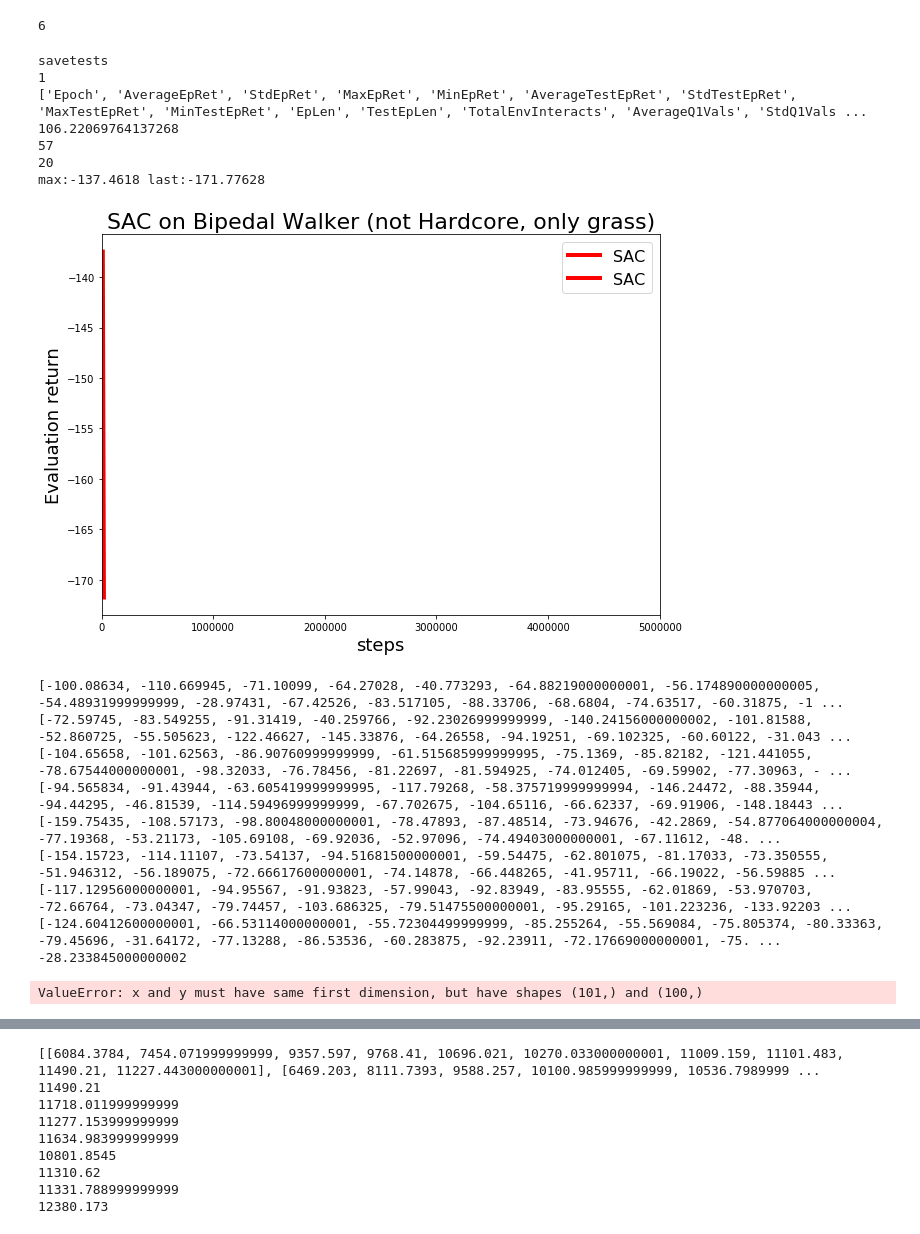
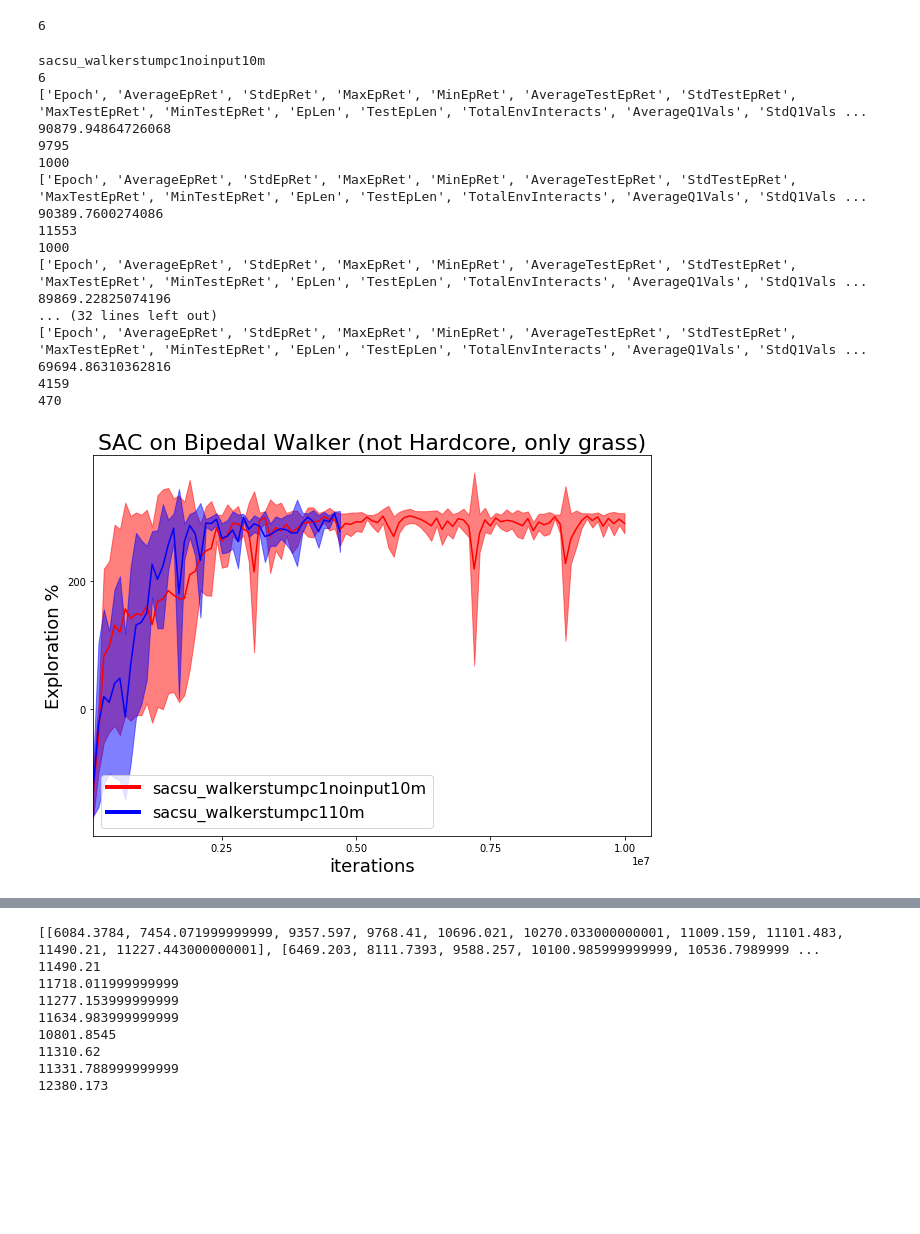
Before and after one commit to rPortelas/spinningup, a Jupyter notebook: data_visualization_sac.ipynb, the cells around one changed output, grey strips where cells are left out. Drawn from its saved outputs; the diff is of its cells as text; code cells hidden in the pictures; blank space fills up the shorter version.

```diff
--- a/data_visualization_sac.ipynb
+++ b/data_visualization_sac.ipynb
@@ -49,7 +49,7 @@ def get_datasets(logdir, condition=None):
     global units
     datasets = []
     for root, _, files in os.walk(logdir):
-        #print(root)
+        print(root)
         if 'progress.txt' in files:
             exp_name = None
             try:
@@ -92,7 +92,7 @@ def get_datasets(logdir, condition=None):
 #             print("{}: cannot find progress.txt file, I see: {}".format(root, files))
 
     return datasets
-models_list = ["data/savetests/"]#"data/sacsu_cpu_walker64_2l/","data/sacsu_cpu_walker64_2lnorm/",
+models_list = ["data/sacsu_walkerstumpc1noinput10m/", "data/sacsu_walkerstumpc110m/"]#"data/sacsu_cpu_walker64_2l/","data/sacsu_cpu_walker64_2lnorm/",
                #"data/sacsu_walkerstumpc210m/","data/sacsu_walkerstumpc210mNORM/"]
        #       "data/sacsu_walkerl3/", "data/sacsu_cpu_walker100_2l/"]
 
@@ -126,7 +160,7 @@ def plot_with_std(subplot_nb, ax,x,y,err,color,shade_color,label,
     ax.set_xlabel('iterations', fontsize=18)
     if subplot_nb == 0:
         ax.set_ylabel('Exploration %', fontsize=18)
-    ax.set_xlim(xmin=min(x),xmax=max(x))
+    ax.set_xlim(xmin=min(x))
     if y_min is not None:
         ax.set_ylim(bottom=y_min,top=y_max)
     if title:
@@ -156,7 +190,7 @@ def plot_all_and_median(subplot_nb, ax,x,ys,color,label,
     ax.set_xlabel('steps', fontsize=18)
     if subplot_nb == 0:
         ax.set_ylabel('Evaluation return', fontsize=18)
-    ax.set_xlim(xmin=0, xmax=5e6)
+    ax.set_xlim(xmin=0)
     if y_min is not None:
         ax.set_ylim(bottom=y_min,top=y_max)
     if title:
@@ -164,68 +198,53 @@ def plot_all_and_median(subplot_nb, ax,x,ys,color,label,
 # %%
 #PLOT ALL MODELS
 color = ['red','blue','green','magenta','black','cyan','orange']
 labels = {"sacsu_cpu_walker64_2l": "SAC[64,64]",
           "sacsu_cpu_walker64_2lnorm": "SAC[64,64]+norm",
          "sacsu_walkerl3": "SAC[400,300]",
          "sacsu_walkerstumpc210m":"SAC[400,300]",
          "sacsu_walkerstumpc210mNORM":"SAC[400,300]+norm",
          "sacsu_cpu_walker100_2l":"SAC[100,100]",
          "savetests":"SAC"}
 f, ax = plt.subplots(1,1,figsize=(10,7))
 ax = [ax]
 for i,(m_id,d) in enumerate(models_saves.items()):
     print(m_id)
     runs_data = d['data']
     print(len(runs_data))
     ys = []
     for run in runs_data:
         #print(list(run))
         data = run['evaluation return']
         print(list(run))
         episodes = np.array(run['total timesteps'])
         print(run['Time'][-1])
         print(len(run['env_params_train']))
         print(len(run['env_params_test']))
         ys.append(data)
-    plot_all_and_median(0, ax[0], episodes,ys,color[i],labels[m_id],
-                    title="SAC on Bipedal Walker (not Hardcore, only grass)",
-                    legend=True)
-#     plot_with_std(0, ax[0],episodes,np.mean(ys,axis=0),np.std(ys,axis=0),color[i],color[i],labels[m_id],
-#                   legend=True, title="SAC on Bipedal Walker (not Hardcore, only grass)")
+        label = labels[m_id] if m_id in labels else m_id
+#     plot_all_and_median(0, ax[0], episodes,ys,color[i],label,
+#                     title="SAC on Bipedal Walker (not Hardcore, only grass)",
+#                     legend=True)
+    plot_with_std(0, ax[0],episodes,np.mean(ys,axis=0),np.std(ys,axis=0),color[i],color[i],label,
+                   legend=True, title="SAC on Bipedal Walker (not Hardcore, only grass)")
 
 #plt.savefig("graphics/sac_walker_small_vs_big_nets.png", bbox_inches='tight')
 # %% [output]
-savetests
-1
+sacsu_walkerstumpc1noinput10m
+6
 ['Epoch', 'AverageEpRet', 'StdEpRet', 'MaxEpRet', 'MinEpRet', 'AverageTestEpRet', 'StdTestEpRet', 'MaxTestEpRet', 'MinTestEpRet', 'EpLen', 'TestEpLen', 'TotalEnvInteracts', 'AverageQ1Vals', 'StdQ1Vals ...
-106.22069764137268
-57
-20
-max:-137.4618 last:-171.77628
+90879.94864726068
+9795
+1000
+['Epoch', 'AverageEpRet', 'StdEpRet', 'MaxEpRet', 'MinEpRet', 'AverageTestEpRet', 'StdTestEpRet', 'MaxTestEpRet', 'MinTestEpRet', 'EpLen', 'TestEpLen', 'TotalEnvInteracts', 'AverageQ1Vals', 'StdQ1Vals ...
+90389.7600274086
+11553
+1000
+['Epoch', 'AverageEpRet', 'StdEpRet', 'MaxEpRet', 'MinEpRet', 'AverageTestEpRet', 'StdTestEpRet', 'MaxTestEpRet', 'MinTestEpRet', 'EpLen', 'TestEpLen', 'TotalEnvInteracts', 'AverageQ1Vals', 'StdQ1Vals ...
+89869.22825074196
+... (32 lines left out)
+['Epoch', 'AverageEpRet', 'StdEpRet', 'MaxEpRet', 'MinEpRet', 'AverageTestEpRet', 'StdTestEpRet', 'MaxTestEpRet', 'MinTestEpRet', 'EpLen', 'TestEpLen', 'TotalEnvInteracts', 'AverageQ1Vals', 'StdQ1Vals ...
+69694.86310362816
+4159
+470
-[figure, old version]
+[figure, new version]
-# %%
-#INFOS
-for i,(m_id,d) in enumerate(models_saves.items()):
-    runs_data = d['data']
-    #print(len(runs_data))
-    ys = []
-    for run in runs_data:
-        data = run['evaluation return']
-        episodes = np.array(run['total timesteps'])
-        #print(list(run))
-        print(data)
-        ys.append(data)
-    plot_all_and_median(0, ax[0], episodes,ys,color[i],m_id,
-                    title="SAC on BipedalWalker (not hardcore)",
-                    legend=True)
-# %% [output]
-[-100.08634, -110.669945, -71.10099, -64.27028, -40.773293, -64.88219000000001, -56.174890000000005, -54.48931999999999, -28.97431, -67.42526, -83.517105, -88.33706, -68.6804, -74.63517, -60.31875, -1 ...
-[-72.59745, -83.549255, -91.31419, -40.259766, -92.23026999999999, -140.24156000000002, -101.81588, -52.860725, -55.505623, -122.46627, -145.33876, -64.26558, -94.19251, -69.102325, -60.60122, -31.043 ...
-[-104.65658, -101.62563, -86.90760999999999, -61.515685999999995, -75.1369, -85.82182, -121.441055, -78.67544000000001, -98.32033, -76.78456, -81.22697, -81.594925, -74.012405, -69.59902, -77.30963, - ...
-[-94.565834, -91.43944, -63.605419999999995, -117.79268, -58.375719999999994, -146.24472, -88.35944, -94.44295, -46.81539, -114.59496999999999, -67.702675, -104.65116, -66.62337, -69.91906, -148.18443 ...
-[-159.75435, -108.57173, -98.80048000000001, -78.47893, -87.48514, -73.94676, -42.2869, -54.877064000000004, -77.19368, -53.21173, -105.69108, -69.92036, -52.97096, -74.49403000000001, -67.11612, -48. ...
-[-154.15723, -114.11107, -73.54137, -94.51681500000001, -59.54475, -62.801075, -81.17033, -73.350555, -51.946312, -56.189075, -72.66617600000001, -74.14878, -66.448265, -41.95711, -66.19022, -56.59885 ...
-[-117.12956000000001, -94.95567, -91.93823, -57.99043, -92.83949, -83.95555, -62.01869, -53.970703, -72.66764, -73.04347, -79.74457, -103.686325, -79.51475500000001, -95.29165, -101.223236, -133.92203 ...
-[-124.60412600000001, -66.53114000000001, -55.72304499999999, -85.255264, -55.569084, -75.805374, -80.33363, -79.45696, -31.64172, -77.13288, -86.53536, -60.283875, -92.23911, -72.17669000000001, -75. ...
--28.233845000000002
-ValueError: x and y must have same first dimension, but have shapes (101,) and (100,)
```
Also changed, not shown: parts of 2 cells of this notebook, 2 other files.
